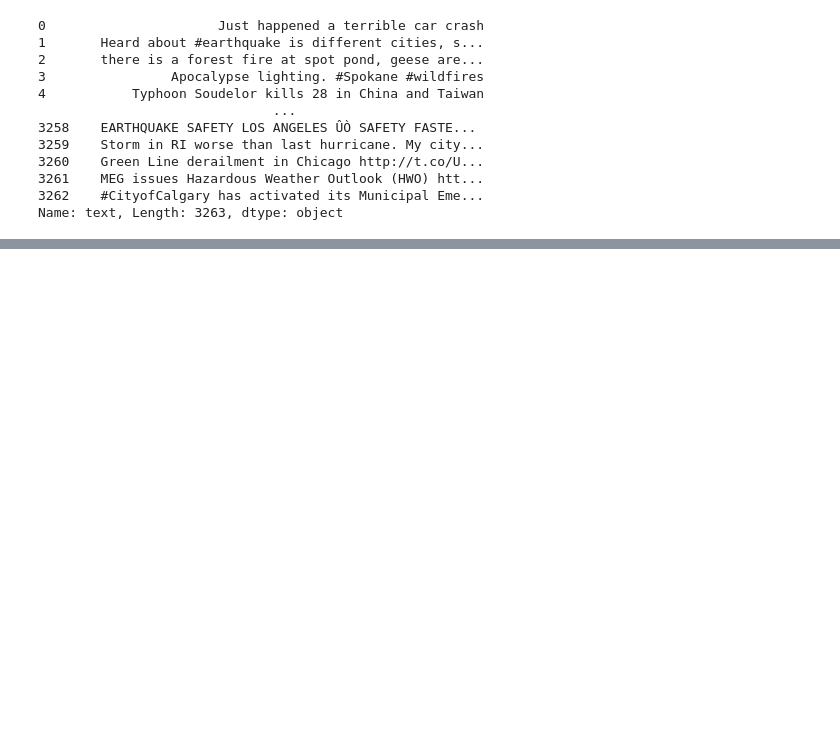
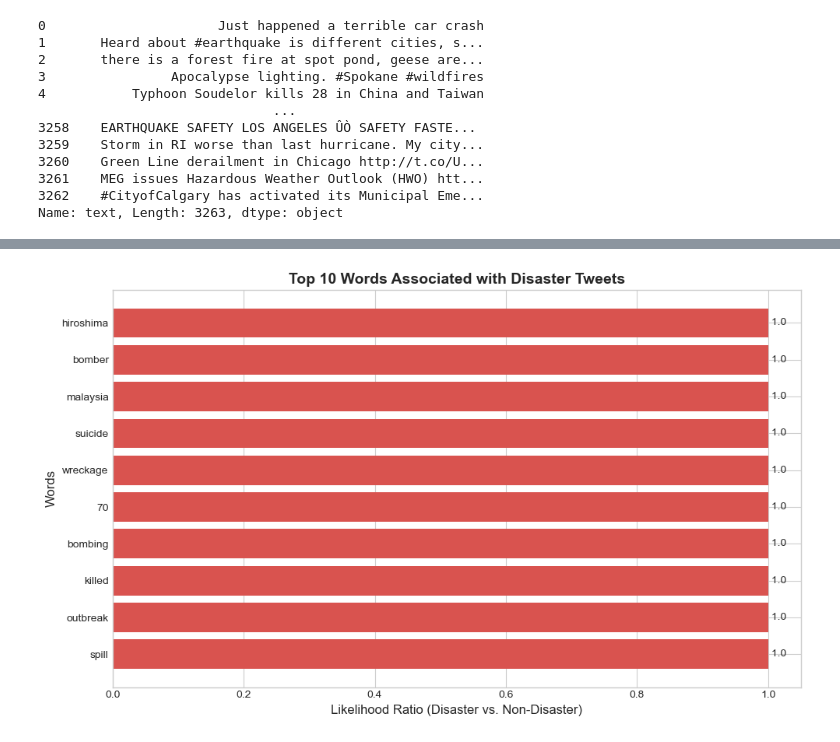
Before and after one commit to jjzd83/IDL-wk4, a Jupyter notebook: classifying-disaster-tweets.ipynb, the cells around one changed output, grey strips where cells are left out. Cells and saved outputs as stored; diff of their text form; code cells hidden in the pictures; blank space fills up the shorter version.

```diff
--- a/classifying-disaster-tweets.ipynb
+++ b/classifying-disaster-tweets.ipynb
@@ -572,0 +215,35 @@ sample_submission.to_csv("submission.csv", index=False)
+# %%
+if INTERACTIVE_SESSION and informative_features:
+    # Filter for words indicating 'disaster'
+    disaster_words = []
+    for feature, ratio in informative_features:
+        # A feature is a tuple like ('contains(word)', True)
+        # NaiveBayesClassifier.most_informative_features() often returns just the feature name
+        if isinstance(feature, str) and classifier.classify({feature: True}) == 1:
+            # Clean up the feature name to get the word
+            word = feature.replace("contains(", "").replace(")", "")
+            disaster_words.append((word, ratio))
+
+    top_disaster_words = disaster_words[:10]
+
+    words = [word for word, ratio in top_disaster_words]
+    ratios = [ratio for word, ratio in top_disaster_words]
+
+    plt.style.use('seaborn-v0_8-whitegrid')
+    fig, ax = plt.subplots(figsize=(10, 6))
+
+    ax.barh(words, ratios, color='#d9534f')
+    ax.invert_yaxis()
+
+    # Add labels and title
+    ax.set_xlabel('Likelihood Ratio (Disaster vs. Non-Disaster)', fontsize=12)
+    ax.set_ylabel('Words', fontsize=12)
+    ax.set_title(f'Top 10 Words Associated with Disaster Tweets', fontsize=14, fontweight='bold')
+
+    # Add the ratio value at the end of each bar
+    for index, value in enumerate(ratios):
+        ax.text(value, index, f' {value:.1f}', va='center')
+
+    plt.tight_layout()
+# %% [output]
+[figure, added]
```
Also changed, not shown: parts of 50 cells of this notebook.
